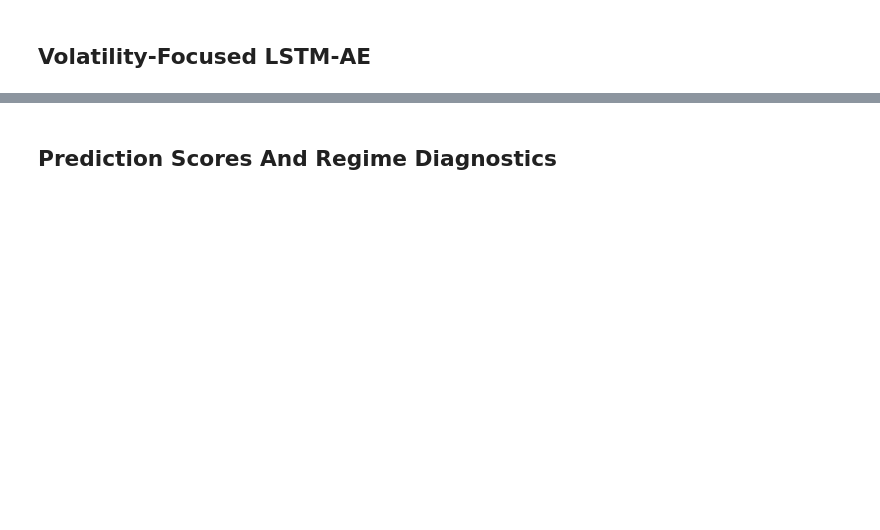
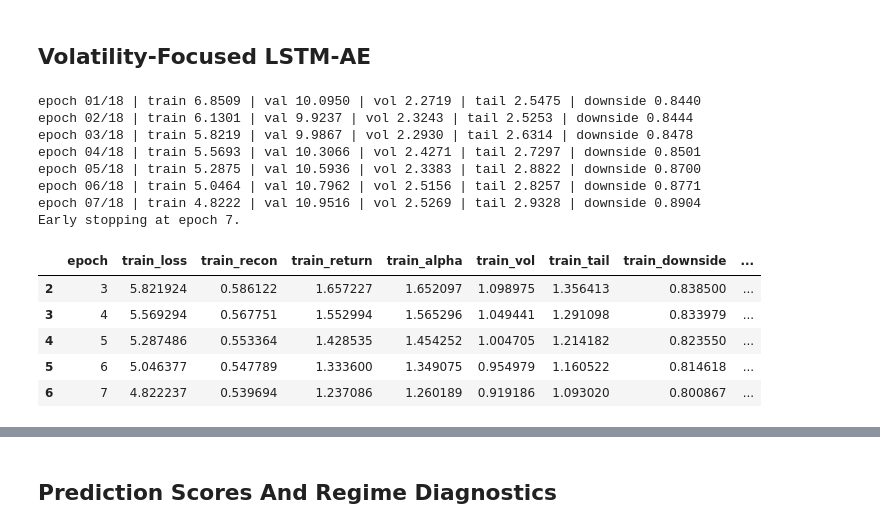
Before and after one commit to adamthorne27/Portfolio-Optimization-Lib, a Jupyter notebook: MODELS/Hannah/supervised_lstm_autoencoder_multiregime_router.ipynb, the cells around one changed output, grey strips where cells are left out. Saved outputs shown, nothing was run; the diff lists cells and outputs as text; code cells hidden in the pictures; blank space fills up the shorter version.

```diff
--- a/MODELS/Hannah/supervised_lstm_autoencoder_multiregime_router.ipynb
+++ b/MODELS/Hannah/supervised_lstm_autoencoder_multiregime_router.ipynb
@@ -837,7 +894,7 @@ def iter_date_batches(X, y_return, y_alpha, y_vol, y_tail, y_downside, y_regime,
         date_codes = pd.factorize(date_series.iloc[idx])[0].astype(np.int64)
         yield X[idx], y_return[idx], y_alpha[idx], y_vol[idx], y_tail[idx], y_downside[idx], y_regime[idx], sample_weight[idx], date_codes
 # %%
-device = torch.device("cuda" if torch.cuda.is_available() else "cpu")
+device = torch.device("mps" if torch.mps.is_available() else "cpu")
 model = MultiRegimeRouterLSTMAutoencoder(
     input_dim=len(ALL_FEATURE_NAMES),
     hidden_size=HIDDEN_SIZE,
@@ -913,30 +970,45 @@ for epoch in range(1, EPOCHS + 1):
         batch_n = float(len(xb_np))
         for key in keys:
             train_totals[key] += parts[key] * batch_n
         train_totals["n"] += batch_n
 
     train_metrics = {key: train_totals[key] / max(train_totals["n"], 1.0) for key in keys}
     val_metrics = evaluate_losses(model)
     row = {"epoch": epoch}
     row.update({f"train_{k}": v for k, v in train_metrics.items()})
     row.update({f"val_{k}": v for k, v in val_metrics.items()})
     history.append(row)
     print(
         f"epoch {epoch:02d}/{EPOCHS} | train {train_metrics['loss']:.4f} | val {val_metrics['loss']:.4f} | "
         f"vol {val_metrics['vol']:.4f} | tail {val_metrics['tail']:.4f} | downside {val_metrics['downside']:.4f}"
     )
 
     if val_metrics["loss"] < best_val_loss - 1e-5:
         best_val_loss = val_metrics["loss"]
         best_state = {key: value.detach().cpu().clone() for key, value in model.state_dict().items()}
         patience_counter = 0
     else:
         patience_counter += 1
         if patience_counter >= PATIENCE:
             print(f"Early stopping at epoch {epoch}.")
             break
 
 model.load_state_dict(best_state)
 history = pd.DataFrame(history)
 display(history.tail())
 print("Best validation loss:", best_val_loss)
+# %% [output]
+epoch 01/18 | train 6.8509 | val 10.0950 | vol 2.2719 | tail 2.5475 | downside 0.8440
+epoch 02/18 | train 6.1301 | val 9.9237 | vol 2.3243 | tail 2.5253 | downside 0.8444
+epoch 03/18 | train 5.8219 | val 9.9867 | vol 2.2930 | tail 2.6314 | downside 0.8478
+epoch 04/18 | train 5.5693 | val 10.3066 | vol 2.4271 | tail 2.7297 | downside 0.8501
+epoch 05/18 | train 5.2875 | val 10.5936 | vol 2.3383 | tail 2.8822 | downside 0.8700
+epoch 06/18 | train 5.0464 | val 10.7962 | vol 2.5156 | tail 2.8257 | downside 0.8771
+epoch 07/18 | train 4.8222 | val 10.9516 | vol 2.5269 | tail 2.9328 | downside 0.8904
+Early stopping at epoch 7.
+|  | epoch | train_loss | train_recon | train_return | train_alpha | train_vol | train_tail | train_downside | ... |
+| 2 | 3 | 5.821924 | 0.586122 | 1.657227 | 1.652097 | 1.098975 | 1.356413 | 0.838500 | ... |
+| 3 | 4 | 5.569294 | 0.567751 | 1.552994 | 1.565296 | 1.049441 | 1.291098 | 0.833979 | ... |
+| 4 | 5 | 5.287486 | 0.553364 | 1.428535 | 1.454252 | 1.004705 | 1.214182 | 0.823550 | ... |
+| 5 | 6 | 5.046377 | 0.547789 | 1.333600 | 1.349075 | 0.954979 | 1.160522 | 0.814618 | ... |
+| 6 | 7 | 4.822237 | 0.539694 | 1.237086 | 1.260189 | 0.919186 | 1.093020 | 0.800867 | ... |
```
Also changed, not shown: parts of 16 cells of this notebook, 49 other files.
